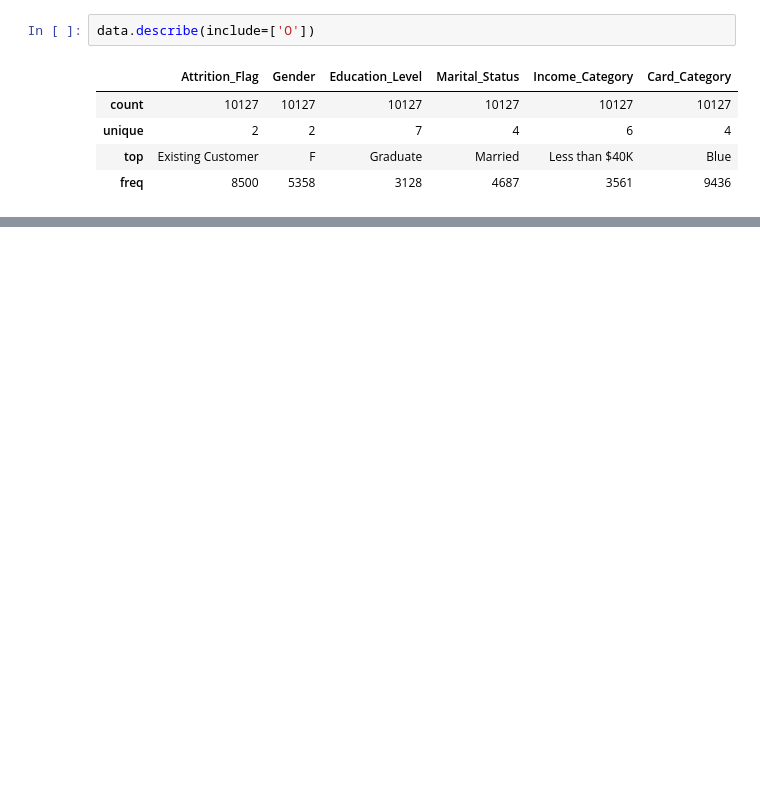
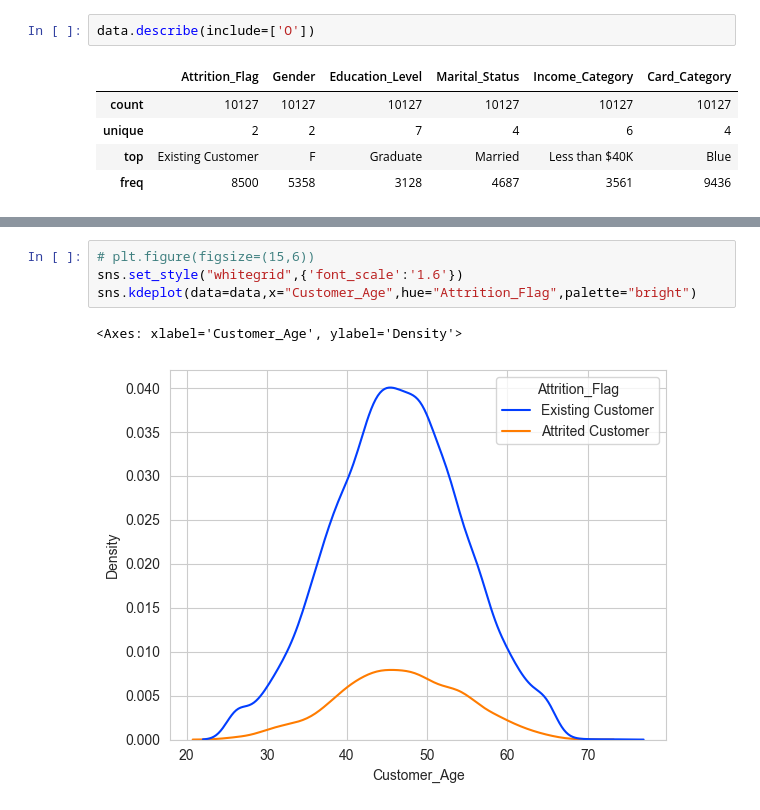
Before and after one commit to kasiadybcio/Credit_card, a Jupyter notebook: eda.ipynb, the cells around one changed output, grey strips where cells are left out. Drawn from its saved outputs; the diff is of its cells as text; blank space fills up the shorter version.

```diff
--- a/eda.ipynb
+++ b/eda.ipynb
@@ -94,0 +99,7 @@ g.map(plt.hist, 'Customer_Age', bins=20)
+# %%
+# plt.figure(figsize=(15,6))
+sns.set_style("whitegrid",{'font_scale':'1.6'})
+sns.kdeplot(data=data,x="Customer_Age",hue="Attrition_Flag",palette="bright")
+# %% [output]
+<Axes: xlabel='Customer_Age', ylabel='Density'>
+[figure, added]
```
Also changed, not shown: parts of 4 cells of this notebook.
